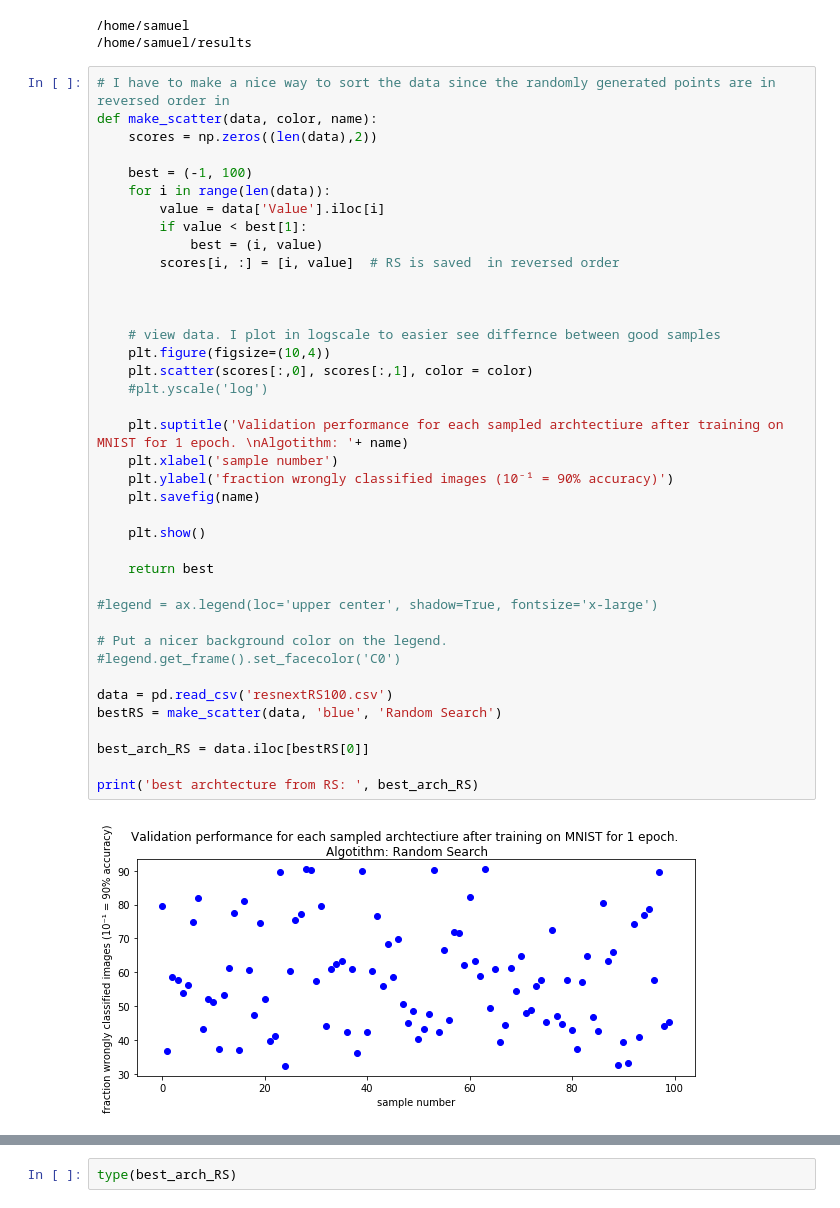
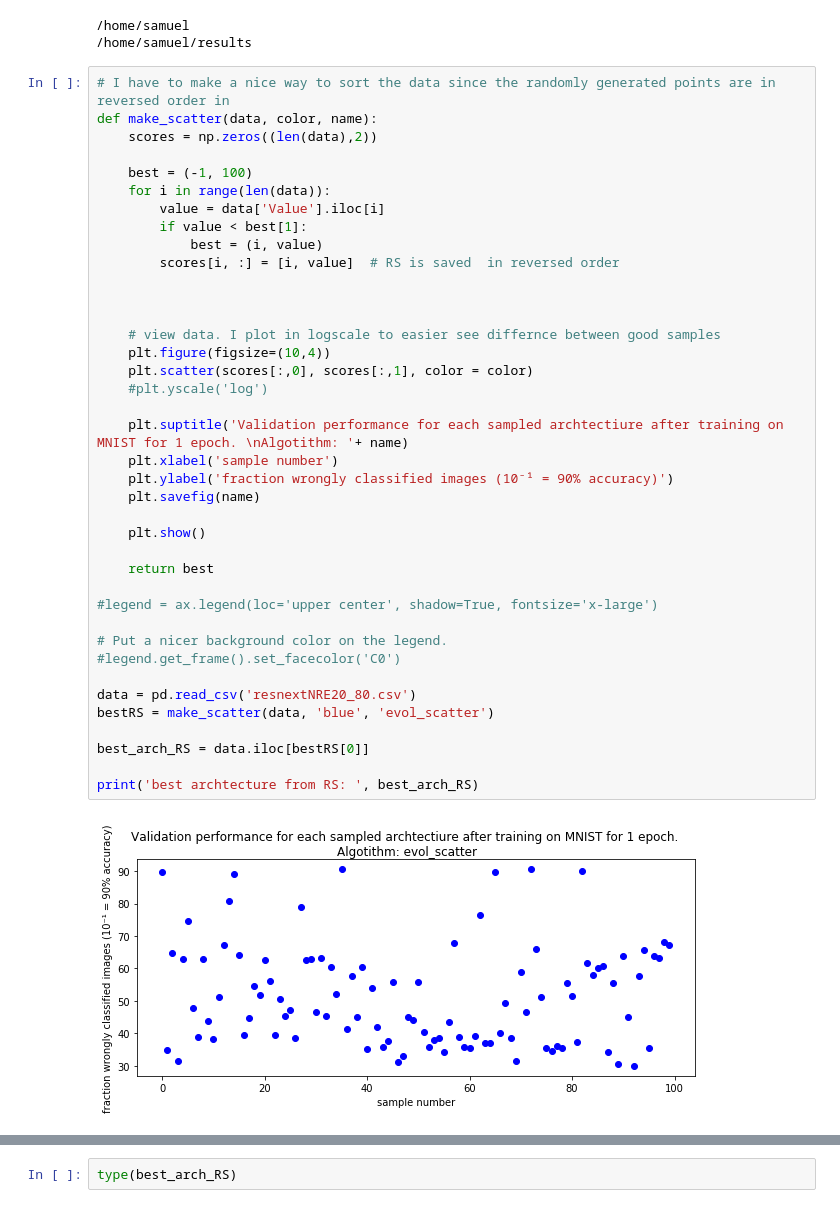
Before and after one commit to samuellundberg/NeuralArchitectureSearch, a Jupyter notebook: my_hypermapper/example_scenarios/quick_start/DataVisualization.ipynb, the cells around one changed output, grey strips where cells are left out. Saved outputs shown, nothing was run; the diff lists cells and outputs as text.

```diff
--- a/my_hypermapper/example_scenarios/quick_start/DataVisualization.ipynb
+++ b/my_hypermapper/example_scenarios/quick_start/DataVisualization.ipynb
@@ -22,33 +22,33 @@ def make_scatter(data, color, name):
         if value < best[1]:
             best = (i, value)
         scores[i, :] = [i, value]  # RS is saved  in reversed order
 
 
 
     # view data. I plot in logscale to easier see differnce between good samples
     plt.figure(figsize=(10,4))
     plt.scatter(scores[:,0], scores[:,1], color = color)
     #plt.yscale('log')
 
     plt.suptitle('Validation performance for each sampled archtectiure after training on MNIST for 1 epoch. \nAlgotithm: '+ name)
     plt.xlabel('sample number')
     plt.ylabel('fraction wrongly classified images (10⁻¹ = 90% accuracy)')
     plt.savefig(name)
 
     plt.show()
 
     return best
 
 #legend = ax.legend(loc='upper center', shadow=True, fontsize='x-large')
 
 # Put a nicer background color on the legend.
 #legend.get_frame().set_facecolor('C0')
 
-data = pd.read_csv('resnextRS100.csv')
-bestRS = make_scatter(data, 'blue', 'Random Search')
+data = pd.read_csv('resnextNRE20_80.csv')
+bestRS = make_scatter(data, 'blue', 'evol_scatter')
 
 best_arch_RS = data.iloc[bestRS[0]]
 
 print('best archtecture from RS: ', best_arch_RS)
 # %% [output]
-[figure, old version]
+[figure, new version]
```
Also changed, not shown: parts of 6 cells of this notebook.
